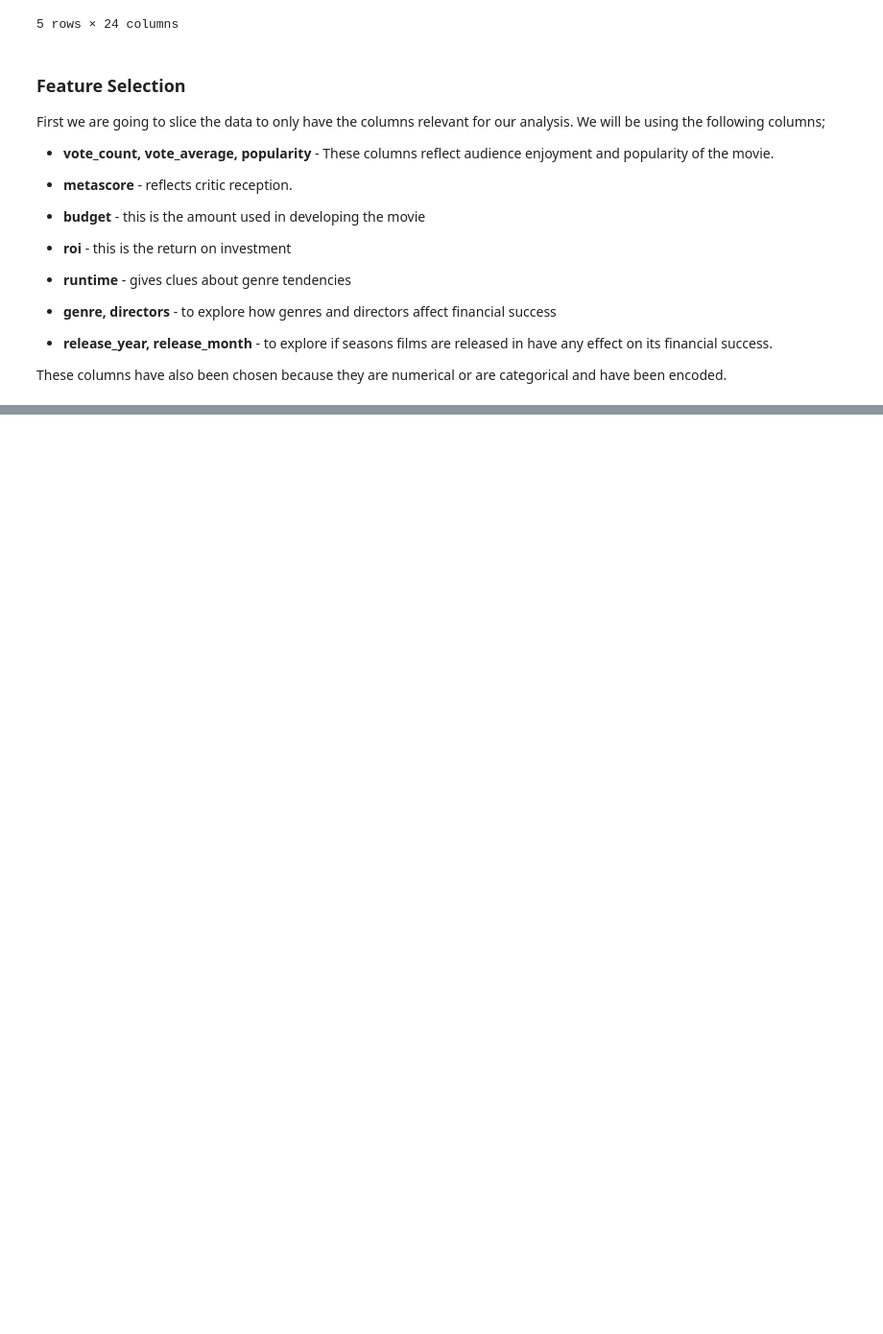
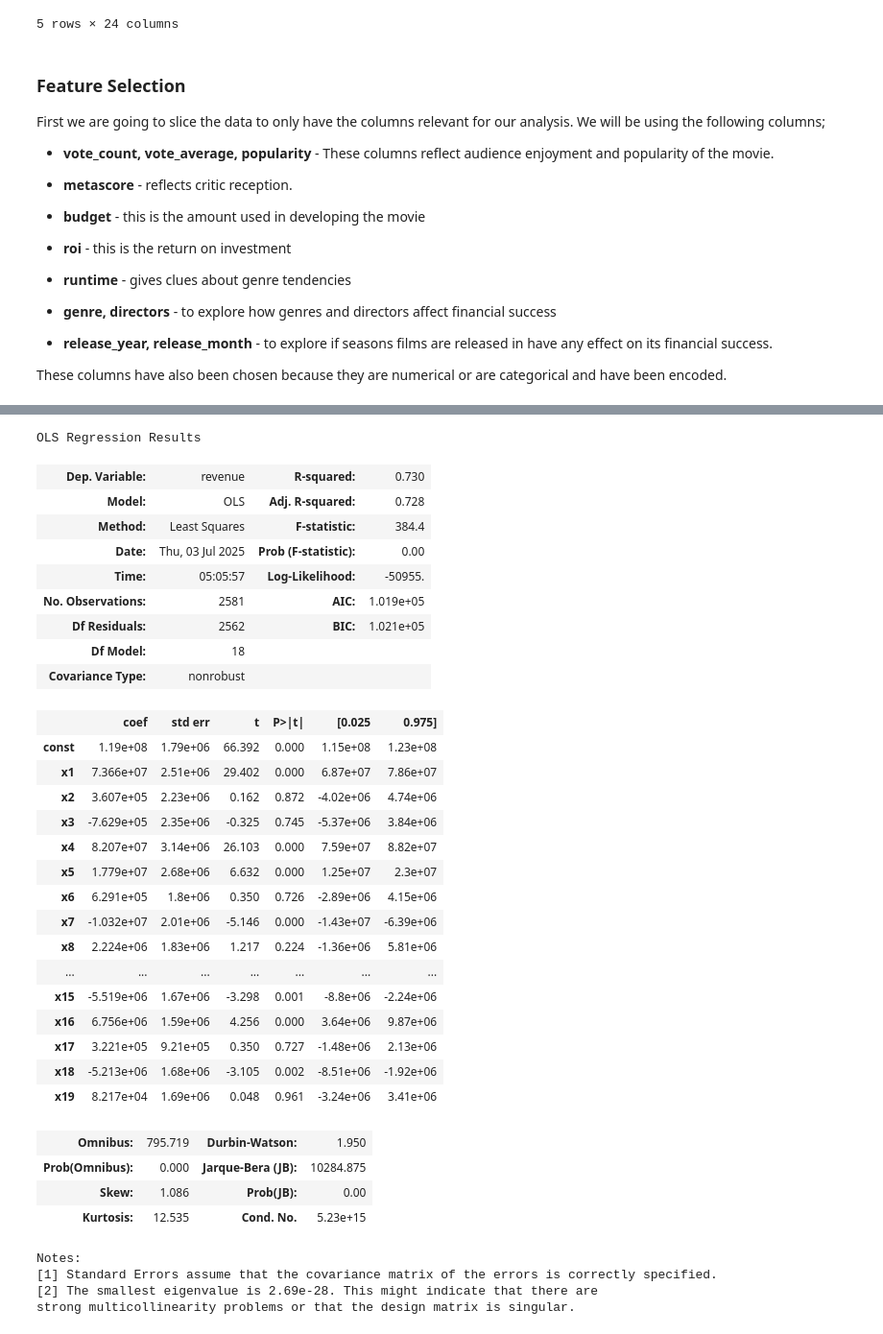
Before and after one commit to Assesa44/Movie-Revenue-Predictor, a Jupyter notebook: Notebooks/revenue_predictor.ipynb, the cells around one changed output, grey strips where cells are left out. Shown at 96% size. Drawn from its saved outputs; the diff is of its cells as text; code cells hidden in the pictures; blank space fills up the shorter version.

```diff
--- a/Notebooks/revenue_predictor.ipynb
+++ b/Notebooks/revenue_predictor.ipynb
@@ -641,0 +780,47 @@ X_train, X_test, y_train, y_test = train_test_split(X, y, test_size= 0.2, random
+# %%
+scale_X = X_train.copy()
+
+scaler = StandardScaler()
+scaler.fit(scale_X)
+
+scaled_X = scaler.transform(scale_X)
+
+model2 = sm.OLS(y_train, sm.add_constant(scaled_X))
+results2 = model2.fit()
+# %%
+results2.summary()
+# %% [output]
+OLS Regression Results
+| Dep. Variable: | revenue | R-squared: | 0.730 |
+| Model: | OLS | Adj. R-squared: | 0.728 |
+| Method: | Least Squares | F-statistic: | 384.4 |
+| Date: | Thu, 03 Jul 2025 | Prob (F-statistic): | 0.00 |
+| Time: | 05:05:57 | Log-Likelihood: | -50955. |
+| No. Observations: | 2581 | AIC: | 1.019e+05 |
+| Df Residuals: | 2562 | BIC: | 1.021e+05 |
+| Df Model: | 18 |  |  |
+| Covariance Type: | nonrobust |  |  |
+|  | coef | std err | t | P>|t| | [0.025 | 0.975] |
+| const | 1.19e+08 | 1.79e+06 | 66.392 | 0.000 | 1.15e+08 | 1.23e+08 |
+| x1 | 7.366e+07 | 2.51e+06 | 29.402 | 0.000 | 6.87e+07 | 7.86e+07 |
+| x2 | 3.607e+05 | 2.23e+06 | 0.162 | 0.872 | -4.02e+06 | 4.74e+06 |
+| x3 | -7.629e+05 | 2.35e+06 | -0.325 | 0.745 | -5.37e+06 | 3.84e+06 |
+| x4 | 8.207e+07 | 3.14e+06 | 26.103 | 0.000 | 7.59e+07 | 8.82e+07 |
+| x5 | 1.779e+07 | 2.68e+06 | 6.632 | 0.000 | 1.25e+07 | 2.3e+07 |
+| x6 | 6.291e+05 | 1.8e+06 | 0.350 | 0.726 | -2.89e+06 | 4.15e+06 |
+| x7 | -1.032e+07 | 2.01e+06 | -5.146 | 0.000 | -1.43e+07 | -6.39e+06 |
+| x8 | 2.224e+06 | 1.83e+06 | 1.217 | 0.224 | -1.36e+06 | 5.81e+06 |
+| ... | ... | ... | ... | ... | ... | ... |
+| x15 | -5.519e+06 | 1.67e+06 | -3.298 | 0.001 | -8.8e+06 | -2.24e+06 |
+| x16 | 6.756e+06 | 1.59e+06 | 4.256 | 0.000 | 3.64e+06 | 9.87e+06 |
+| x17 | 3.221e+05 | 9.21e+05 | 0.350 | 0.727 | -1.48e+06 | 2.13e+06 |
+| x18 | -5.213e+06 | 1.68e+06 | -3.105 | 0.002 | -8.51e+06 | -1.92e+06 |
+| x19 | 8.217e+04 | 1.69e+06 | 0.048 | 0.961 | -3.24e+06 | 3.41e+06 |
+| Omnibus: | 795.719 | Durbin-Watson: | 1.950 |
+| Prob(Omnibus): | 0.000 | Jarque-Bera (JB): | 10284.875 |
+| Skew: | 1.086 | Prob(JB): | 0.00 |
+| Kurtosis: | 12.535 | Cond. No. | 5.23e+15 |
+Notes:
+[1] Standard Errors assume that the covariance matrix of the errors is correctly specified.
+[2] The smallest eigenvalue is 2.69e-28. This might indicate that there are
+strong multicollinearity problems or that the design matrix is singular.
```
Also changed, not shown: parts of 20 cells of this notebook.
